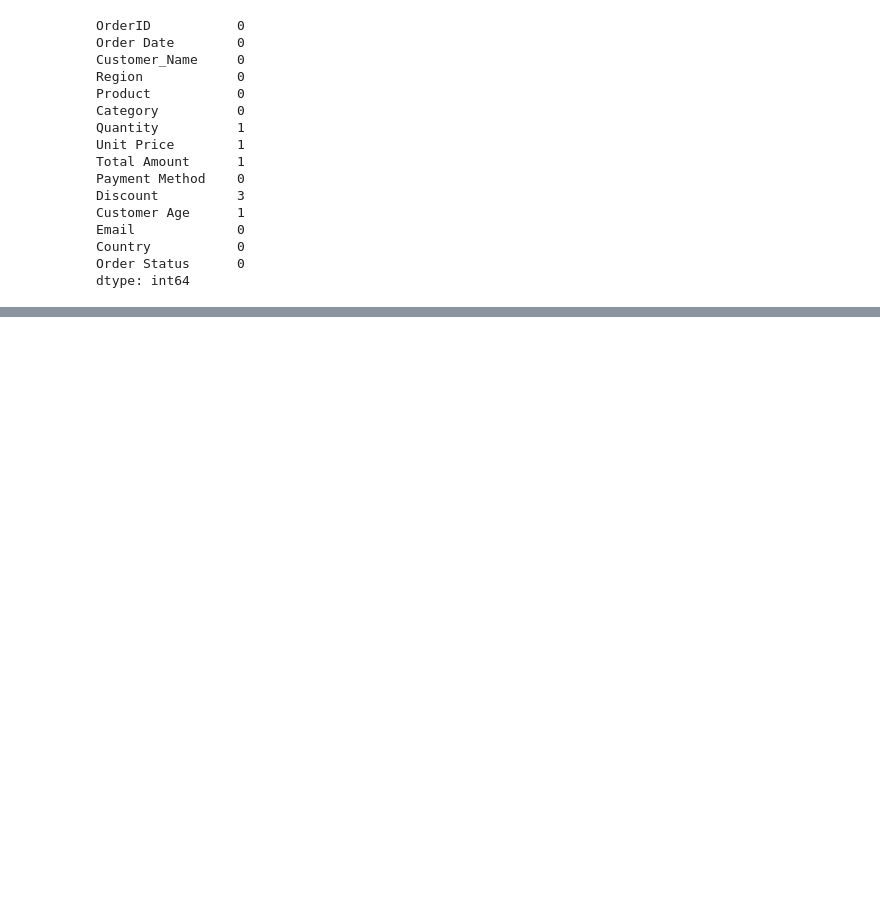
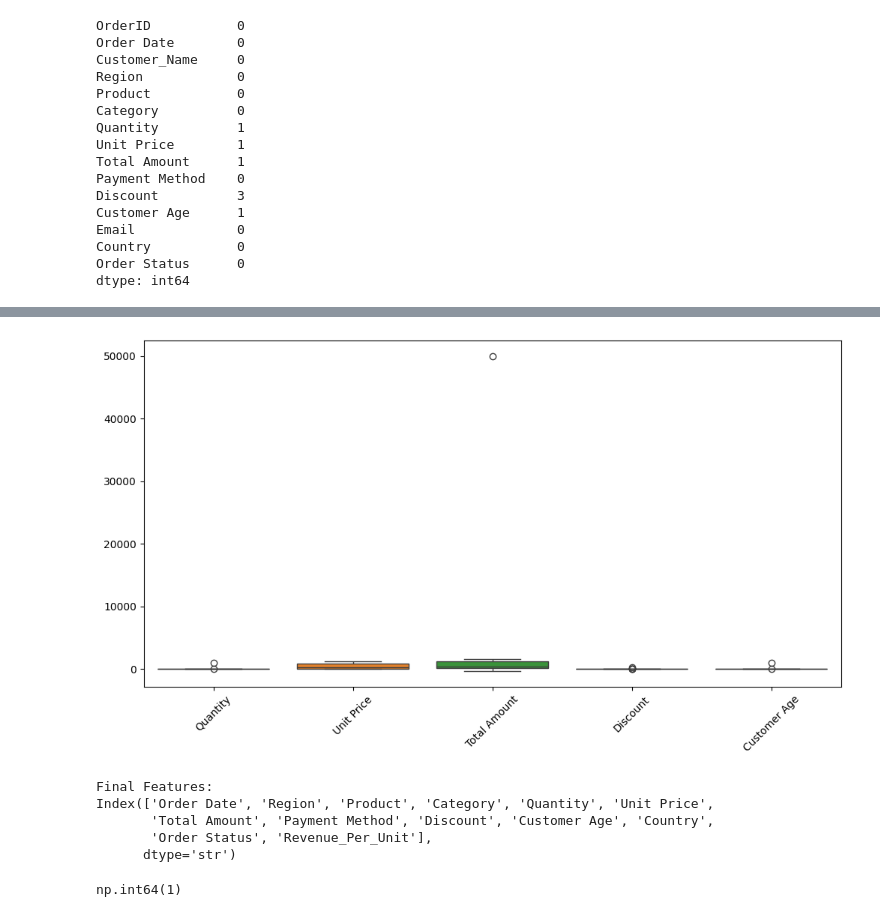
Before and after one commit to NJ-Zerin/AI_Engineer_Training, a Jupyter notebook: ML/ml_day1_pipeline.ipynb, the cells around one changed output, grey strips where cells are left out. Drawn from its saved outputs; the diff is of its cells as text; code cells hidden in the pictures; blank space fills up the shorter version.

```diff
--- a/ML/ml_day1_pipeline.ipynb
+++ b/ML/ml_day1_pipeline.ipynb
@@ -140,0 +186,7 @@ dtype: int64
+# %%
+plt.figure(figsize=(12,6))
+sns.boxplot(data=df[numeric_cols])
+plt.xticks(rotation=45)
+plt.show()
+# %% [output]
+[figure, added]
@@ -140,0 +217,17 @@ dtype: int64
+# %%
+columns_to_remove = ['OrderID', 'Customer_Name', 'Email']
+
+df = df.drop(columns=columns_to_remove, errors='ignore')
+
+print("Final Features:")
+print(df.columns)
+# %% [output]
+Final Features:
+Index(['Order Date', 'Region', 'Product', 'Category', 'Quantity', 'Unit Price',
+       'Total Amount', 'Payment Method', 'Discount', 'Customer Age', 'Country',
+       'Order Status', 'Revenue_Per_Unit'],
+      dtype='str')
+# %%
+df.duplicated().sum()
+# %% [output]
+np.int64(1)
```
Also changed, not shown: parts of 26 cells of this notebook, 6 other files.
